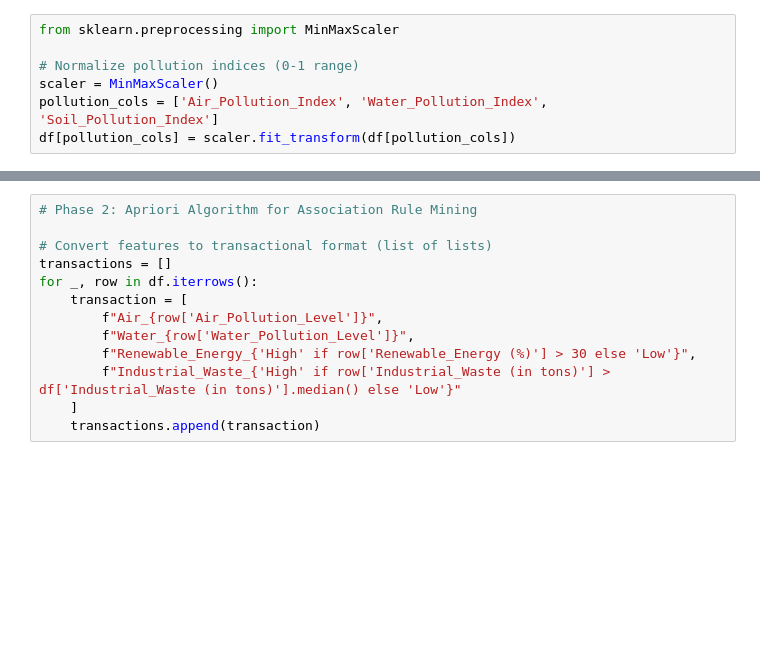
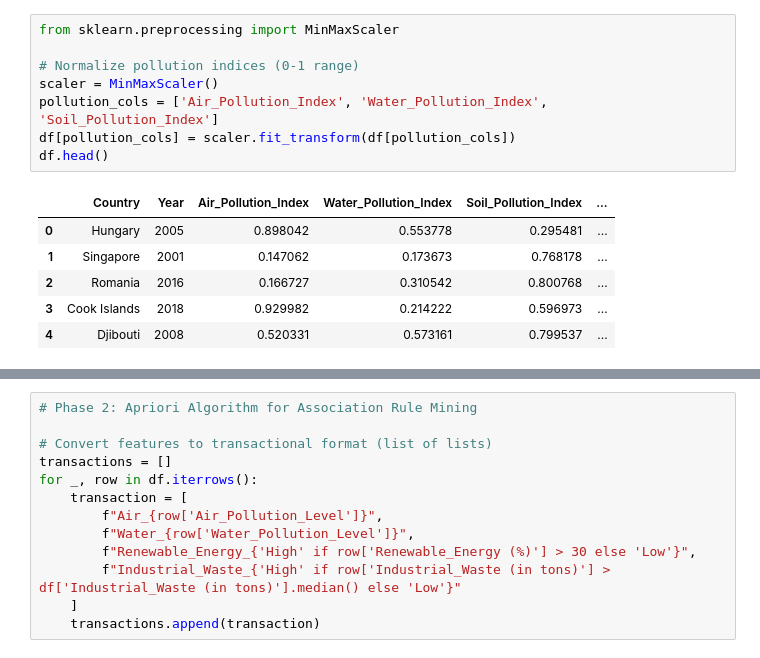
Before and after one commit to Dnyaneshwar-Markad/Global-Pollution, a Jupyter notebook: Asssignment8.ipynb, the cells around one changed output, grey strips where cells are left out. Drawn from its saved outputs; the diff is of its cells as text; blank space fills up the shorter version.

```diff
--- a/Asssignment8.ipynb
+++ b/Asssignment8.ipynb
@@ -25,10 +39,18 @@ dtype: int64
 # %%
 from sklearn.preprocessing import MinMaxScaler
 
 # Normalize pollution indices (0-1 range)
 scaler = MinMaxScaler()
 pollution_cols = ['Air_Pollution_Index', 'Water_Pollution_Index', 'Soil_Pollution_Index']
 df[pollution_cols] = scaler.fit_transform(df[pollution_cols])
+df.head()
+# %% [output]
+|  | Country | Year | Air_Pollution_Index | Water_Pollution_Index | Soil_Pollution_Index | ... |
+| 0 | Hungary | 2005 | 0.898042 | 0.553778 | 0.295481 | ... |
+| 1 | Singapore | 2001 | 0.147062 | 0.173673 | 0.768178 | ... |
+| 2 | Romania | 2016 | 0.166727 | 0.310542 | 0.800768 | ... |
+| 3 | Cook Islands | 2018 | 0.929982 | 0.214222 | 0.596973 | ... |
+| 4 | Djibouti | 2008 | 0.520331 | 0.573161 | 0.799537 | ... |
 # %%
 from sklearn.preprocessing import LabelEncoder
 
```
Also changed, not shown: parts of 3 cells of this notebook.
